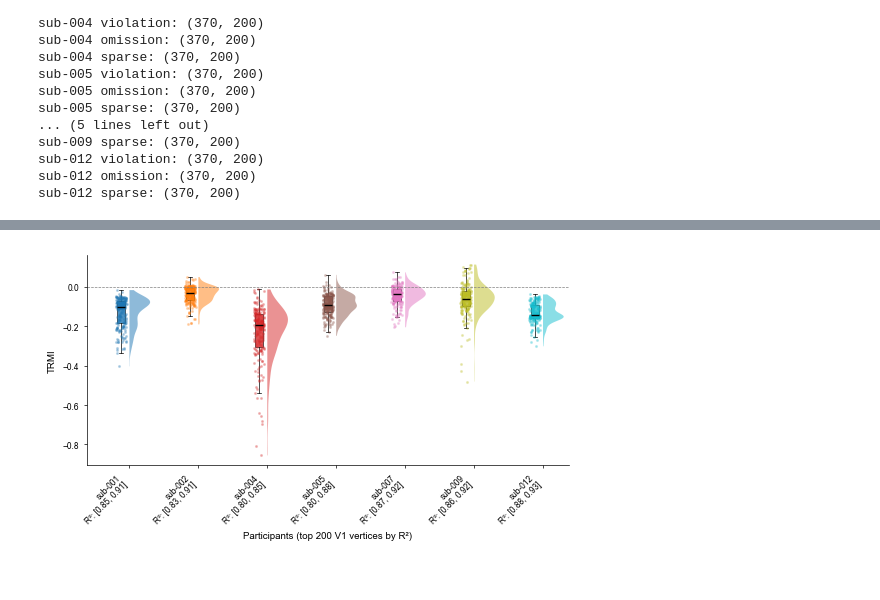
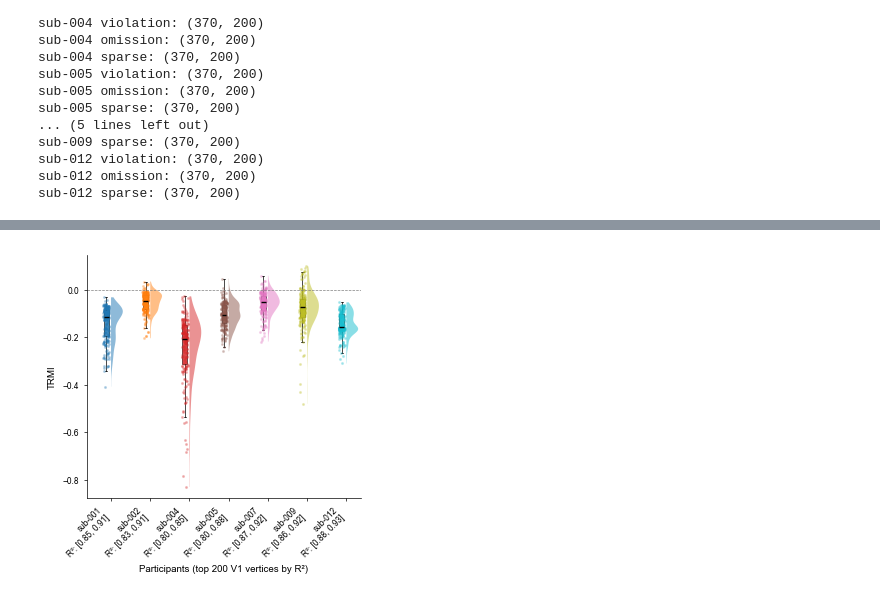
Before and after one commit to c14h19no2/pRF_expect_pub, a Jupyter notebook: pRF_expect_analysis/prf_expect/analysis/out-of-sample/viz_grid_simulation_rsq.ipynb, the cells around one changed output, grey strips where cells are left out. Drawn from its saved outputs; the diff is of its cells as text; code cells hidden in the pictures.

```diff
--- a/pRF_expect_analysis/prf_expect/analysis/out-of-sample/viz_grid_simulation_rsq.ipynb
+++ b/pRF_expect_analysis/prf_expect/analysis/out-of-sample/viz_grid_simulation_rsq.ipynb
@@ -437,7 +459,7 @@ Total time fitting for sub-012 was 0.00 hours
 ===================================
 # %%
 # plot the distribution of surprise ratios for all subjects in one figure
-fig, ax = plt.subplots(figsize=cm_to_inch(14, 8))
+fig, ax = plt.subplots(figsize=cm_to_inch(9, 8))
 
 n_subs = len(subjects)
 positions = np.arange(n_subs)
@@ -487,7 +509,8 @@ ax.axhline(0, color='gray', ls='--', lw=0.5)
 ax.spines['top'].set_visible(False)
 ax.spines['right'].set_visible(False)
 
-fig.tight_layout()
+# fig.tight_layout()
 plt.show()
-fig.savefig(figure_result_dir / f"group_analysis-pRF_space-fsaverage_desc-prf_viz_grid_simulation_prfsize-0p8.pdf", dpi=600, bbox_inches='tight')
+fig.savefig(figure_result_dir / f"group_analysis-pRF_space-fsaverage_desc-prf_viz_grid_simulation_prfsize-0p9.pdf", dpi=600, bbox_inches='tight')
+fig.savefig(figure_result_dir / f"group_analysis-pRF_space-fsaverage_desc-prf_viz_grid_simulation_prfsize-0p9.png", dpi=600, bbox_inches='tight')
 # %% [output]
@@ -694,7 +717,7 @@ for subject in subjects:
     prf_obj_viol.get_data(violation_data)
 
     prf_params_small = prf_params.copy()
-    prf_params_small["prf_ampl"] = prf_params_small["prf_ampl"] * 0.9
+    prf_params_small["prf_ampl"] = prf_params_small["prf_ampl"] * 0.85
 
     prf_obj_omit.load_params(prf_params_small, model="norm", stage="iter")
     prf_preds_omit = prf_obj_omit.make_predictions(model="norm")
@@ -767,7 +790,7 @@ Total time fitting for sub-012 was 0.00 hours
 ===================================
 # %%
 # plot the distribution of surprise ratios for all subjects in one figure
-fig, ax = plt.subplots(figsize=cm_to_inch(14, 8))
+fig, ax = plt.subplots(figsize=cm_to_inch(9, 8))
 
 n_subs = len(subjects)
 positions = np.arange(n_subs)
@@ -792,33 +815,34 @@ for i, (sub, sr) in enumerate(zip(subjects, surprise_ratio_all_subs)):
                     patch_artist=True, showfliers=False,
                     medianprops=dict(color='k', linewidth=1),
                     whiskerprops=dict(linewidth=0.5),
                     capprops=dict(linewidth=0.5),
                     boxprops=dict(facecolor=sub_colors[i], edgecolor='k',
                                 linewidth=0.5, alpha=0.8))
 
     # Jittered strip plot (left side)
     jitter = np.random.default_rng(42).uniform(-0.08, 0.08, size=len(valid))
     ax.scatter(pos - 0.12 + jitter, valid, s=1.5, color=sub_colors[i],
             alpha=0.25, zorder=2, rasterized=True)
 
 # Build x-tick labels with R² range
 xlabels = []
 for i, sub in enumerate(subjects):
     rsq = rsq_all_subs[i]
     xlabels.append(f"{sub}\nR²: [{rsq.min():.2f}, {rsq.max():.2f}]")
 
 ax.set_xticks(positions)
 ax.set_xticklabels(xlabels, rotation=xticks_rotation, ha='right')
 ax.set_ylabel('TRMI')
 ax.set_xlabel('Participants (top 200 V1 vertices by R²)')
 ax.axhline(0, color='gray', ls='--', lw=0.5)
 # ax.set_title('Distribution of TRMI across subjects', fontweight='bold')
 
 ax.spines['top'].set_visible(False)
 ax.spines['right'].set_visible(False)
 
-fig.tight_layout()
+# fig.tight_layout()
 plt.show()
-fig.savefig(figure_result_dir / f"group_analysis-pRF_space-fsaverage_desc-prf_viz_grid_simulation_prfampl-0p95.pdf", dpi=600, bbox_inches='tight')
+fig.savefig(figure_result_dir / f"group_analysis-pRF_space-fsaverage_desc-prf_viz_grid_simulation_prfampl-0p85.pdf", dpi=600, bbox_inches='tight')
+fig.savefig(figure_result_dir / f"group_analysis-pRF_space-fsaverage_desc-prf_viz_grid_simulation_prfampl-0p85.png", dpi=600, bbox_inches='tight')
 # %% [output]
-[figure, old version]
+[figure, new version]
```
Also changed, not shown: parts of 4 cells of this notebook, 8 other files.
